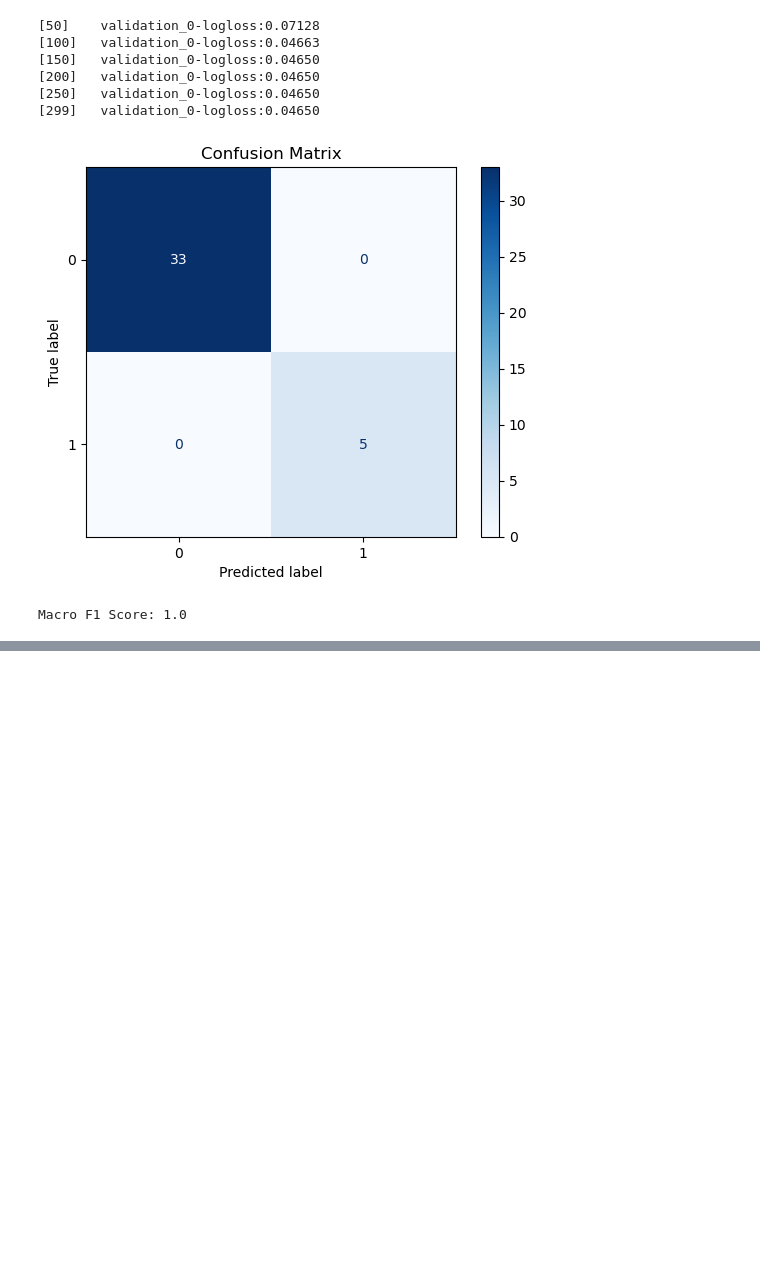
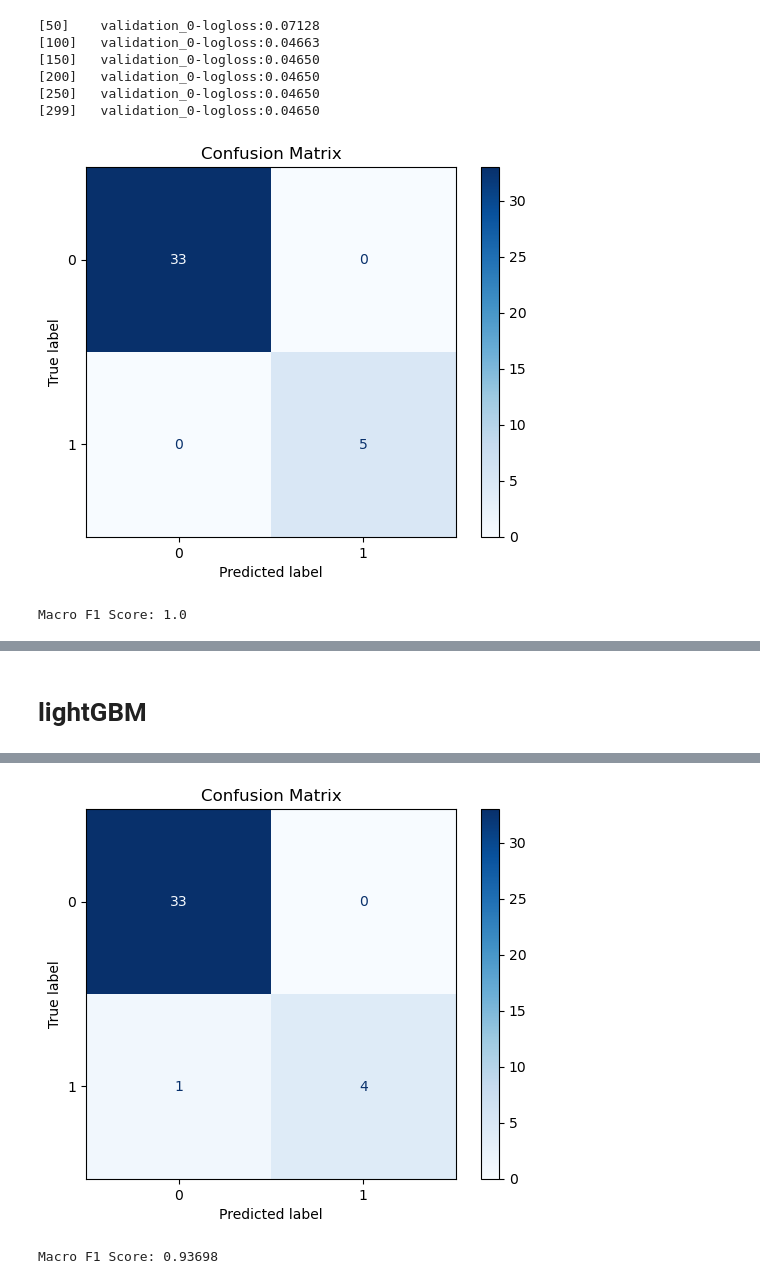
Before and after one commit to howsrio/credit_segment, a Jupyter notebook: eda/A_B_tree.ipynb, the cells around one changed output, grey strips where cells are left out. Cells and saved outputs as stored; diff of their text form; code cells hidden in the pictures; blank space fills up the shorter version.

```diff
--- a/eda/A_B_tree.ipynb
+++ b/eda/A_B_tree.ipynb
@@ -164,0 +145,65 @@ importance_df
+# %% [markdown]
+# lightGBM
+# %%
+import pandas as pd
+from sklearn.model_selection import train_test_split
+from sklearn.metrics import f1_score, confusion_matrix, ConfusionMatrixDisplay
+import lightgbm as lgb
+import matplotlib.pyplot as plt
+
+# 데이터 준비
+X = train.drop("Segment", axis=1)
+y = train["Segment"]
+X_train_idx, X_test_idx = train_test_split(X.index, test_size=0.2,
+                                           random_state=42, stratify=y)
+
+print("===== Macro F1 Score =====")
+
+# 학습/테스트 데이터 분할
+X_train = X.loc[X_train_idx]
+X_test = X.loc[X_test_idx]
+y_train = y.loc[X_train_idx]
+y_test = y.loc[X_test_idx]
+
+# LightGBM 데이터셋 생성
+train_data = lgb.Dataset(X_train, label=y_train)
+test_data = lgb.Dataset(X_test, label=y_test, reference=train_data)
+
+# 파라미터 설정
+params = {
+    'objective': 'multiclass',
+    'num_class': y.nunique(),
+    'metric': 'multi_logloss',
+    'learning_rate': 0.1,
+    'max_depth': 6,
+    'random_state': 42
+}
+
+# 모델 학습
+model = lgb.train(params,
+                  train_data,
+                  num_boost_round=300,
+                  valid_sets=[test_data])
+
+# 예측
+y_pred = model.predict(X_test)
+y_pred_labels = y_pred.argmax(axis=1)
+
+# 혼동 행렬 출력
+cm = confusion_matrix(y_test, y_pred_labels)
+disp = ConfusionMatrixDisplay(confusion_matrix=cm)
+disp.plot(cmap='Blues')
+plt.title("Confusion Matrix")
+plt.show()
+
+# 중요도 추출
+importance_df = pd.DataFrame({
+    'feature': model.feature_name(),
+    'importance': model.feature_importance(importance_type='gain')
+})
+importance_df.sort_values(by='importance', ascending=False, inplace=True)
+
+# F1 점수 출력
+score = f1_score(y_test, y_pred_labels, average='macro')
+print(f"Macro F1 Score: {round(score, 5)}")
+# %% [output]
@@ -164,0 +227,2 @@ importance_df
+[figure, added]
+Macro F1 Score: 0.93698
```
Also changed, not shown: parts of 2 cells of this notebook, 8 other files.
